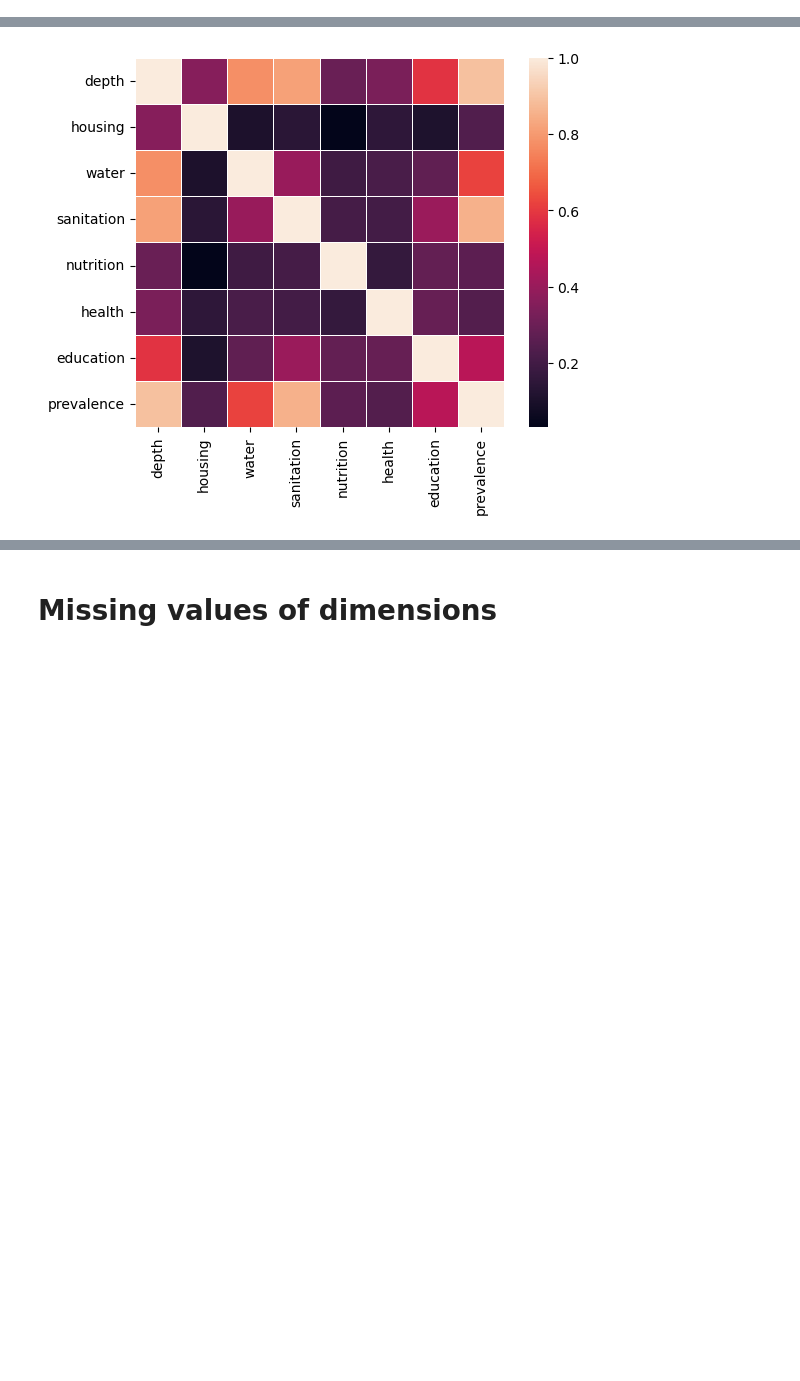
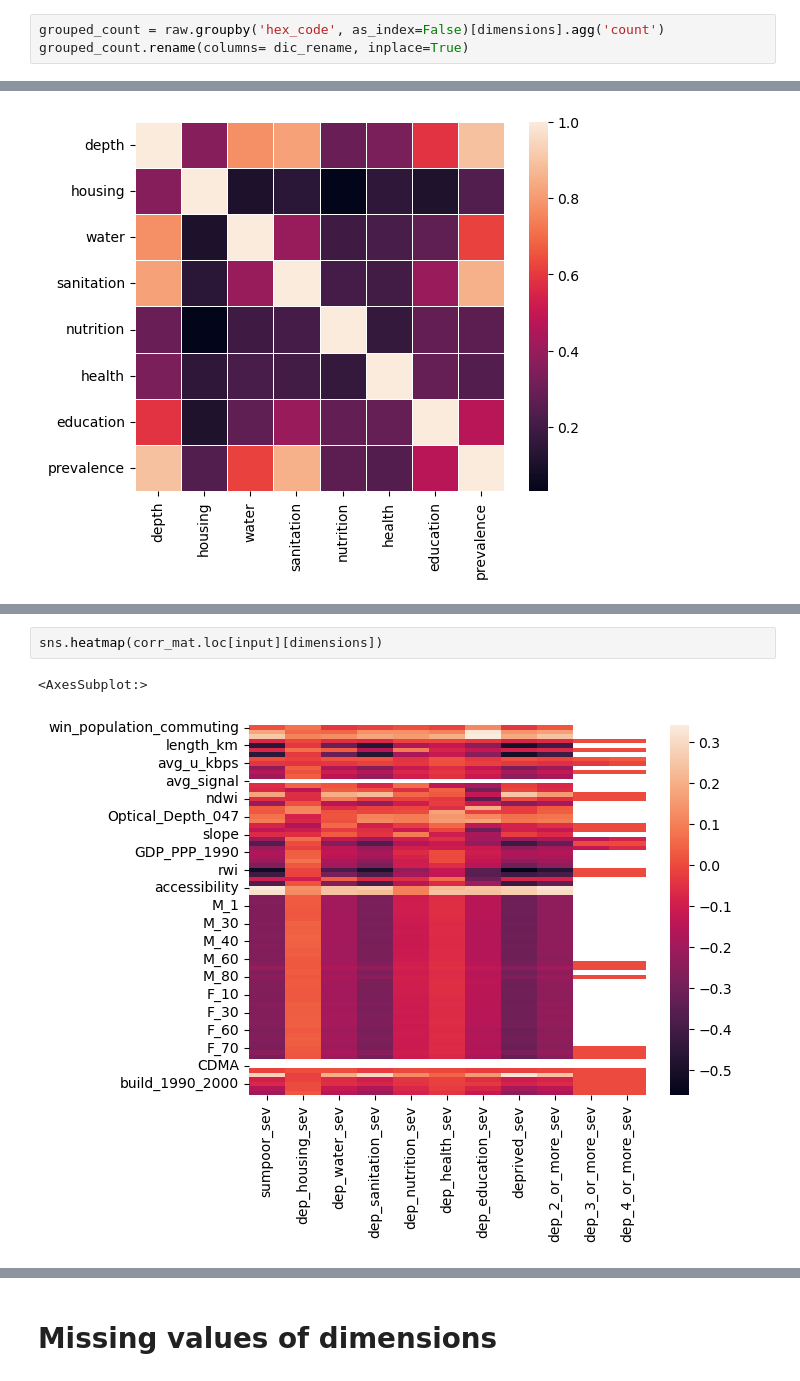
Before and after one commit to marinavicini/stc_continuing, a Jupyter notebook: notebooks/MV_figures_thesis.ipynb, the cells around one changed output, grey strips where cells are left out. Drawn from its saved outputs; the diff is of its cells as text; blank space fills up the shorter version.

```diff
--- a/notebooks/MV_figures_thesis.ipynb
+++ b/notebooks/MV_figures_thesis.ipynb
@@ -26,0 +51,3 @@ pd.set_option("display.max_columns", 200)
+# %%
+grouped_count = raw.groupby('hex_code', as_index=False)[dimensions].agg('count')
+grouped_count.rename(columns= dic_rename, inplace=True)
@@ -212,0 +309,5 @@ hexes_dhs.head(2)
+# %%
+sns.heatmap(corr_mat.loc[input][dimensions])
+# %% [output]
+<AxesSubplot:>
+[figure, added]
```
Also changed, not shown: parts of 28 cells of this notebook.
